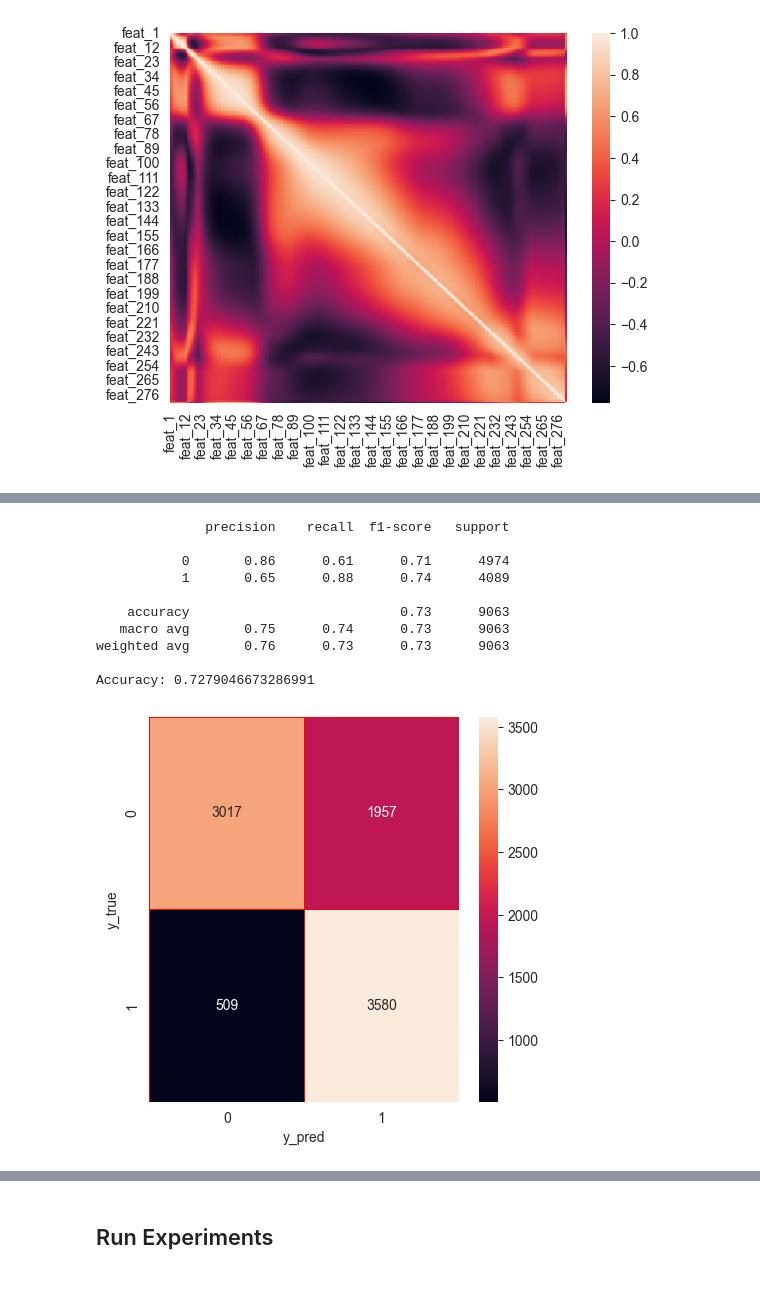
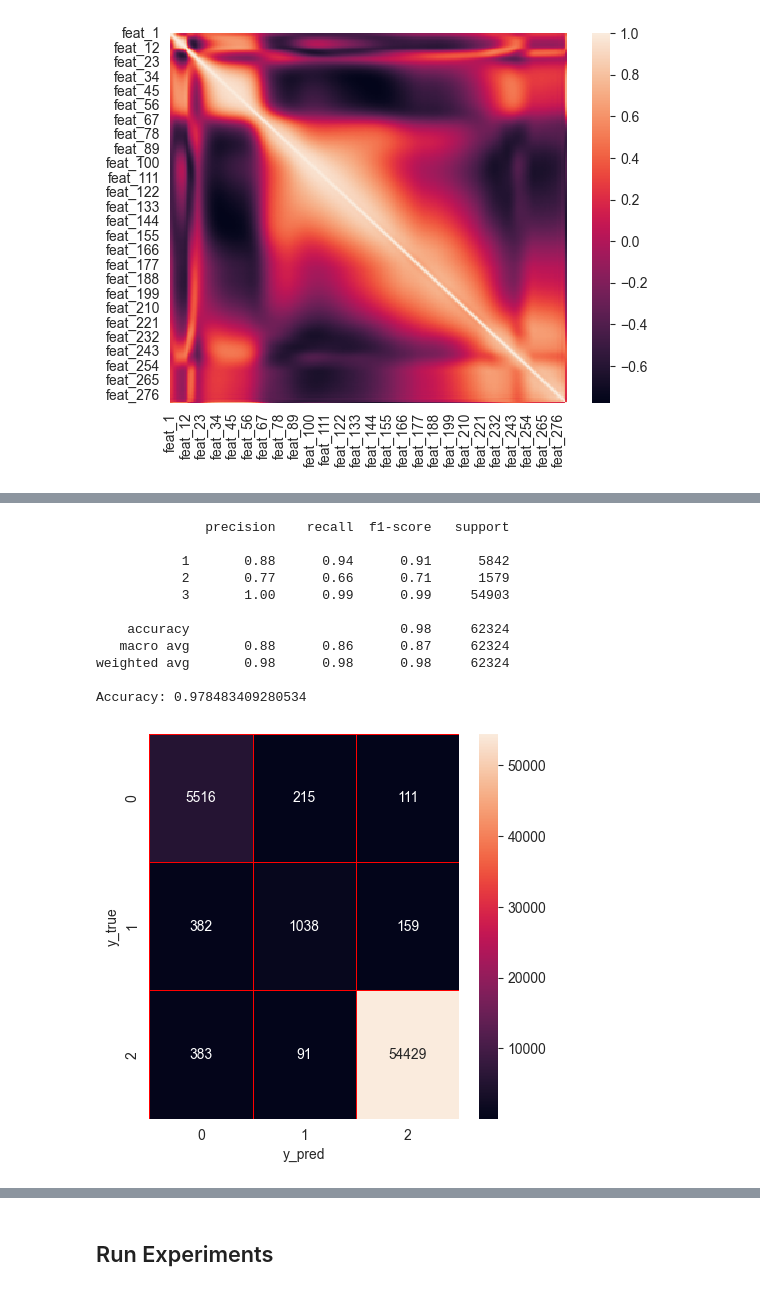
Before and after one commit to marcell-nemeth/dde, a Jupyter notebook: notebooks/drift_score_correlation_heartbeats.ipynb, the cells around one changed output, grey strips where cells are left out. Cells and saved outputs as stored; diff of their text form; code cells hidden in the pictures.

```diff
--- a/notebooks/drift_score_correlation_heartbeats.ipynb
+++ b/notebooks/drift_score_correlation_heartbeats.ipynb
@@ -39,6 +43,7 @@ from test_harness.experiments.baseline_experiment import BaselineExperiment
 # %%
 full_df = pd.read_csv("../data/heartbeats_full.data", header=None)#.rename(columns={'period': 'period_original'})
 full_df.columns = [f'feat_{c+1}' for c in full_df.columns]
+full_df = full_df.rename(columns={full_df.columns[-1]: 'class'})
 # %%
 full_df
 # %% [output]
@@ -61,4 +66,4 @@ sns.heatmap(full_df.corr())
 <AxesSubplot:>
 [figure]
 # %%
-full_df['class'] = np.where(full_df['class']=='UP', 1, 0)
+full_df['class'] = np.where(~full_df['class'].isin([1, 3]), 2, full_df['class'])
@@ -88,37 +77,38 @@ numeric_features = full_df.columns
 # %%
 from sklearn.metrics import classification_report, accuracy_score, confusion_matrix
 from sklearn.model_selection import train_test_split
 
 X = full_df.drop(['class'],axis=1)
 y = full_df['class']
-X_train, X_test, y_train, y_test = train_test_split(X,y, train_size = 0.8, test_size = 0.2, shuffle=False,random_state = 0)
+X_train, X_test, y_train, y_test = train_test_split(X,y, train_size = 0.2, test_size = 0.8, shuffle=False, random_state = 0)
 
 # # LightGBM algorithm
 import lightgbm as lgb
 model = lgb.LGBMClassifier()
 model.fit(X_train, y_train)
 y_pred = model.predict(X_test)
 print(classification_report(y_test,y_pred))
 print("Accuracy: "+ str(accuracy_score(y_test, y_pred)))
 
 # Plot the confusion matrix
 cm=confusion_matrix(y_test,y_pred)
 f,ax=plt.subplots(figsize=(5,5))
 sns.heatmap(cm,annot=True,linewidth=0.5,linecolor="red",fmt=".0f",ax=ax)
 plt.xlabel("y_pred")
 plt.ylabel("y_true")
 plt.show()
 # %% [output]
               precision    recall  f1-score   support
 
-           0       0.86      0.61      0.71      4974
-           1       0.65      0.88      0.74      4089
+           1       0.88      0.94      0.91      5842
+           2       0.77      0.66      0.71      1579
+           3       1.00      0.99      0.99     54903
 
-    accuracy                           0.73      9063
-   macro avg       0.75      0.74      0.73      9063
-weighted avg       0.76      0.73      0.73      9063
+    accuracy                           0.98     62324
+   macro avg       0.88      0.86      0.87     62324
+weighted avg       0.98      0.98      0.98     62324
 
-Accuracy: 0.7279046673286991
+Accuracy: 0.978483409280534
-[figure, old version]
+[figure, new version]
 # %%
 top_feats_df = pd.DataFrame({'Value':model.feature_importances_,'Feature':X_train.columns.tolist()}).sort_values(by="Value",ascending=False)
```
Also changed, not shown: parts of 112 cells of this notebook.
